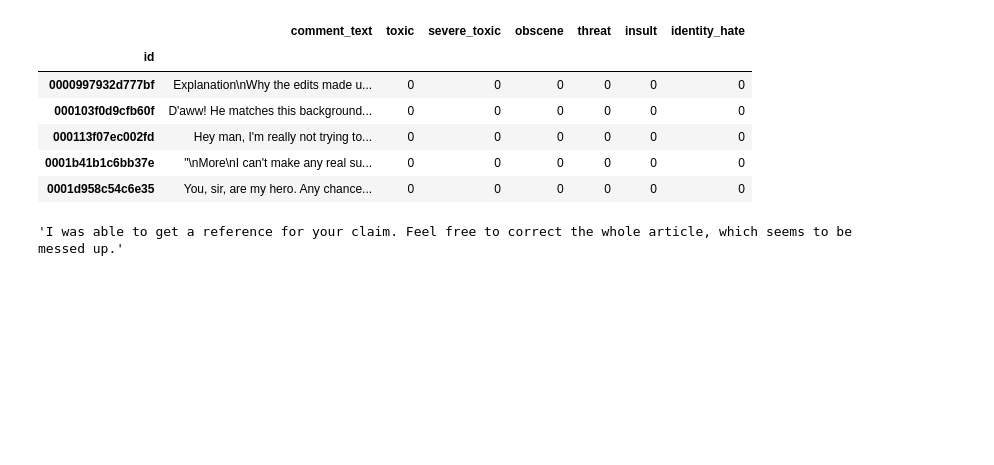
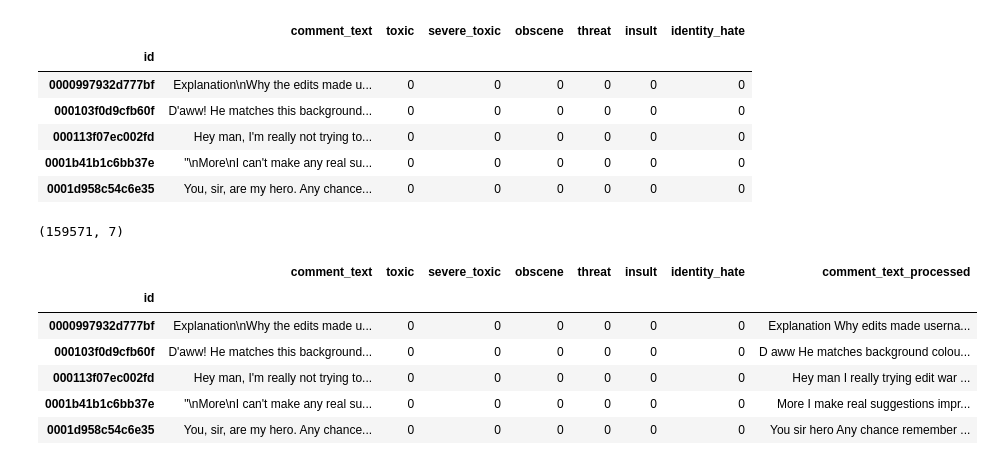
Before and after one commit to geraldcuder/ToxicCommentClassification, a Jupyter notebook: notebooks/exploration_preprocessing.ipynb, the cells around one changed output. Saved outputs shown, nothing was run; the diff lists cells and outputs as text; code cells hidden in the pictures; blank space fills up the shorter version.

```diff
--- a/notebooks/exploration_preprocessing.ipynb
+++ b/notebooks/exploration_preprocessing.ipynb
@@ -23,7 +35,7 @@ train.head()
 | 000113f07ec002fd | Hey man, I'm really not trying to... | 0 | 0 | 0 | 0 | 0 | 0 |
 | 0001b41b1c6bb37e | "\nMore\nI can't make any real su... | 0 | 0 | 0 | 0 | 0 | 0 |
 | 0001d958c54c6e35 | You, sir, are my hero. Any chance... | 0 | 0 | 0 | 0 | 0 | 0 |
-# %%
-train.sample(1)['comment_text'].values[0]
-# %% [output]
-'I was able to get a reference for your claim. Feel free to correct the whole article, which seems to be messed up.'
+# %%
+train.shape
+# %% [output]
+(159571, 7)
@@ -29,0 +44,10 @@ train.sample(1)['comment_text'].values[0]
+# %%
+train.head()
+# %% [output]
+|  | comment_text | toxic | severe_toxic | obscene | threat | insult | identity_hate | comment_text_processed |
+| id |  |  |  |  |  |  |  |  |
+| 0000997932d777bf | Explanation\nWhy the edits made u... | 0 | 0 | 0 | 0 | 0 | 0 | Explanation Why edits made userna... |
+| 000103f0d9cfb60f | D'aww! He matches this background... | 0 | 0 | 0 | 0 | 0 | 0 | D aww He matches background colou... |
+| 000113f07ec002fd | Hey man, I'm really not trying to... | 0 | 0 | 0 | 0 | 0 | 0 | Hey man I really trying edit war ... |
+| 0001b41b1c6bb37e | "\nMore\nI can't make any real su... | 0 | 0 | 0 | 0 | 0 | 0 | More I make real suggestions impr... |
+| 0001d958c54c6e35 | You, sir, are my hero. Any chance... | 0 | 0 | 0 | 0 | 0 | 0 | You sir hero Any chance remember ... |
```
Also changed, not shown: parts of 10 cells of this notebook, 4 other files.
